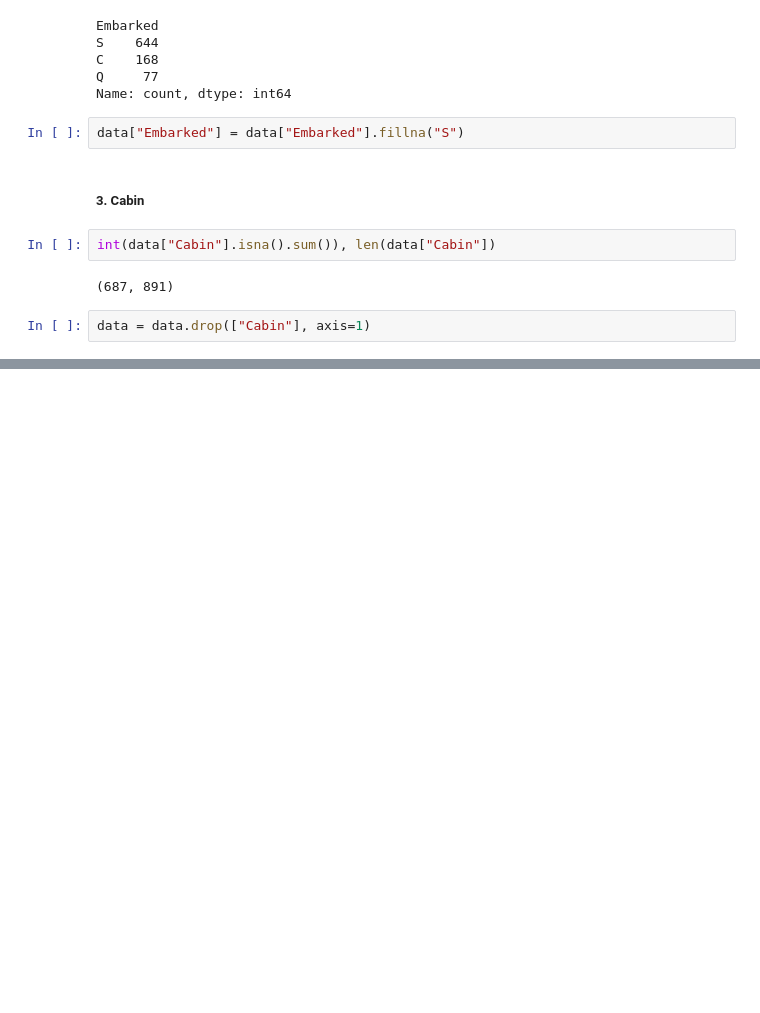
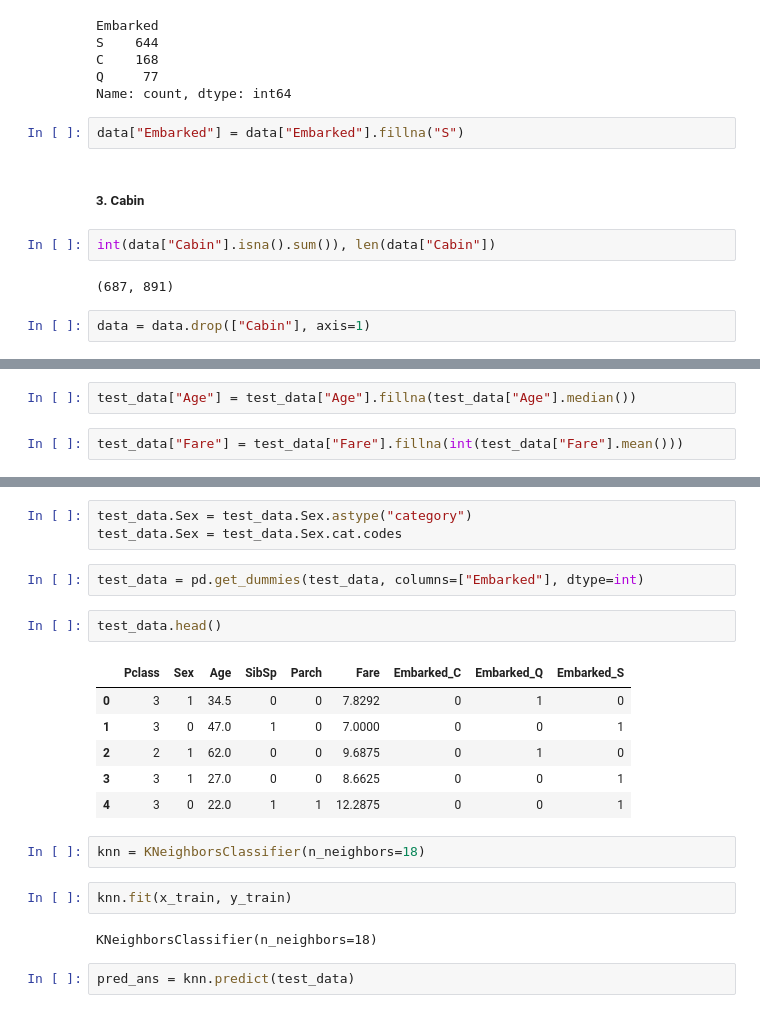
Before and after one commit to xah7p/sklearn_practice, a Jupyter notebook: titanic.ipynb, the cells around one changed output, grey strips where cells are left out. Cells and saved outputs as stored; diff of their text form; blank space fills up the shorter version.

```diff
--- a/titanic.ipynb
+++ b/titanic.ipynb
@@ -127,0 +201,4 @@ data = data.drop(["Cabin"], axis=1)
+# %%
+test_data["Age"] = test_data["Age"].fillna(test_data["Age"].median())
+# %%
+test_data["Fare"] = test_data["Fare"].fillna(int(test_data["Fare"].mean()))
@@ -127,0 +227,22 @@ data = data.drop(["Cabin"], axis=1)
+# %%
+test_data.Sex = test_data.Sex.astype("category")
+test_data.Sex = test_data.Sex.cat.codes
+# %%
+test_data = pd.get_dummies(test_data, columns=["Embarked"], dtype=int)
+# %%
+test_data.head()
+# %% [output]
+|  | Pclass | Sex | Age | SibSp | Parch | Fare | Embarked_C | Embarked_Q | Embarked_S |
+| 0 | 3 | 1 | 34.5 | 0 | 0 | 7.8292 | 0 | 1 | 0 |
+| 1 | 3 | 0 | 47.0 | 1 | 0 | 7.0000 | 0 | 0 | 1 |
+| 2 | 2 | 1 | 62.0 | 0 | 0 | 9.6875 | 0 | 1 | 0 |
+| 3 | 3 | 1 | 27.0 | 0 | 0 | 8.6625 | 0 | 0 | 1 |
+| 4 | 3 | 0 | 22.0 | 1 | 1 | 12.2875 | 0 | 0 | 1 |
+# %%
+knn = KNeighborsClassifier(n_neighbors=18)
+# %%
+knn.fit(x_train, y_train)
+# %% [output]
+KNeighborsClassifier(n_neighbors=18)
+# %%
+pred_ans = knn.predict(test_data)
```
Also changed, not shown: parts of 19 cells of this notebook.
